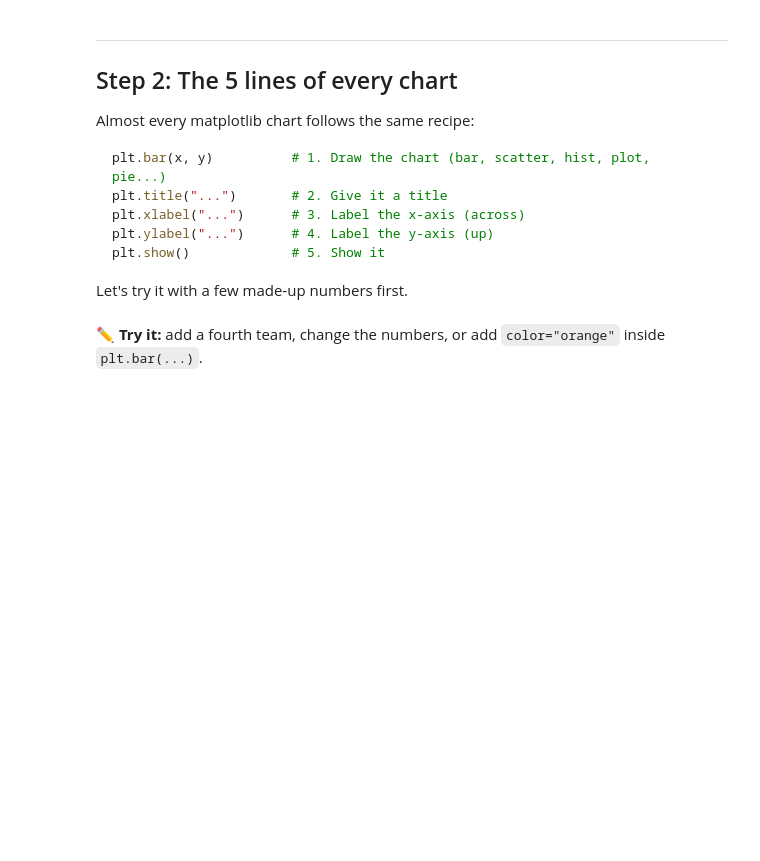
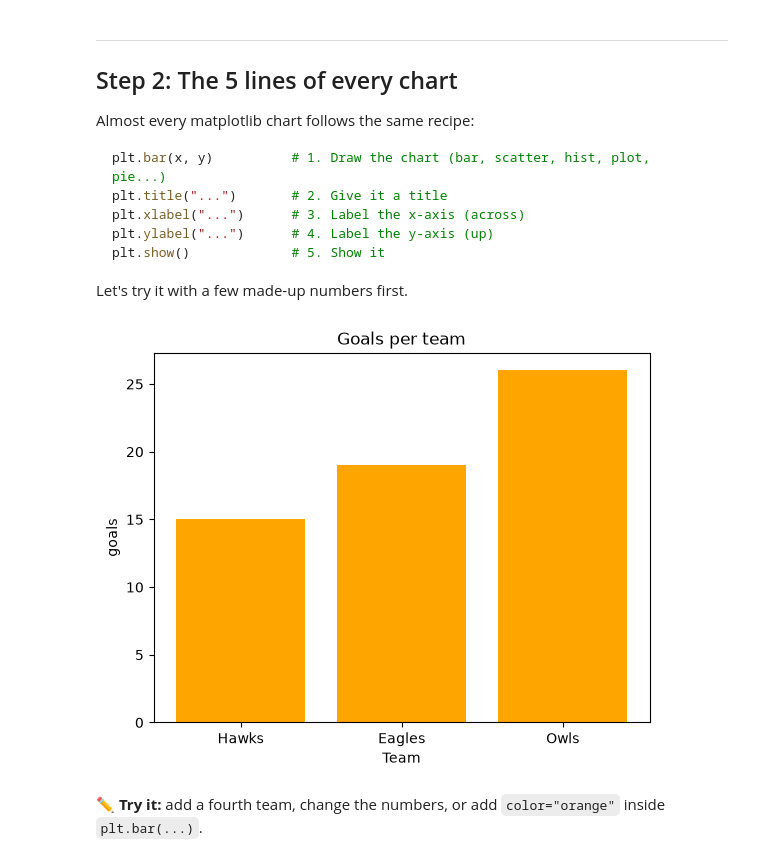
Before and after one commit to TempeHS/2027SE_DataHackHigh_Axel_Vlad_Rex_Elijiah.F, a Jupyter notebook: 1_Matplotlib_Basics.ipynb, the cells around one changed output. Saved outputs shown, nothing was run; the diff lists cells and outputs as text; code cells hidden in the pictures; blank space fills up the shorter version.

```diff
--- a/1_Matplotlib_Basics.ipynb
+++ b/1_Matplotlib_Basics.ipynb
@@ -39,13 +44,15 @@ plt.show()             # 5. Show it
 Let's try it with a few made-up numbers first.
 # %%
 teams = ["Hawks", "Eagles", "Owls"]
-wins = [8, 5, 10]
+goals = [15, 19, 26]
 
-plt.bar(teams, wins)
-plt.title("Wins per team")
+plt.bar(teams, goals, color="orange")
+plt.title("Goals per team")
 plt.xlabel("Team")
-plt.ylabel("Wins")
+plt.ylabel("goals")
 plt.show()
+# %% [output]
+[figure, added]
 # %% [markdown]
 ✏️ **Try it:** add a fourth team, change the numbers, or add `color="orange"` inside `plt.bar(...)`.
 # %% [markdown]
```
Also changed, not shown: parts of 7 cells of this notebook, 2 other files.
